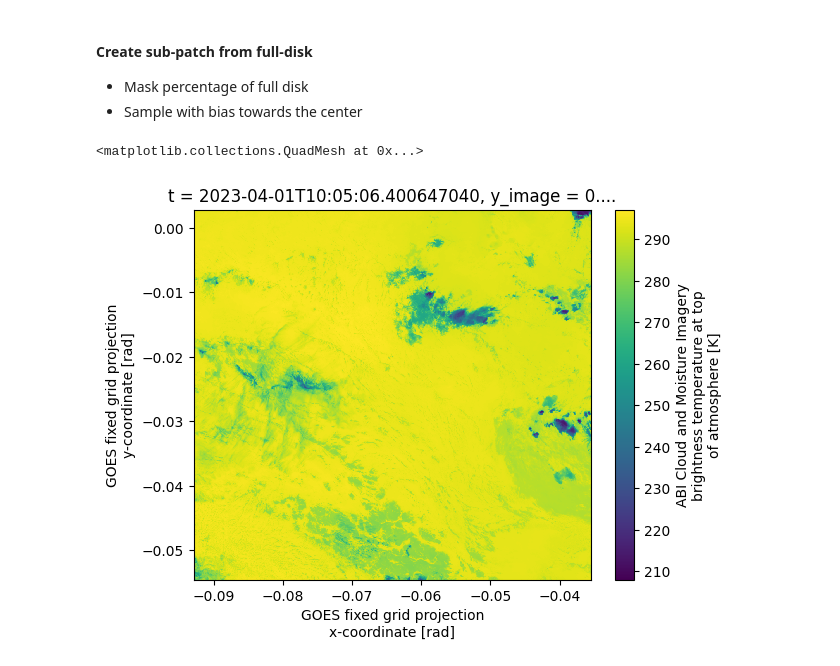
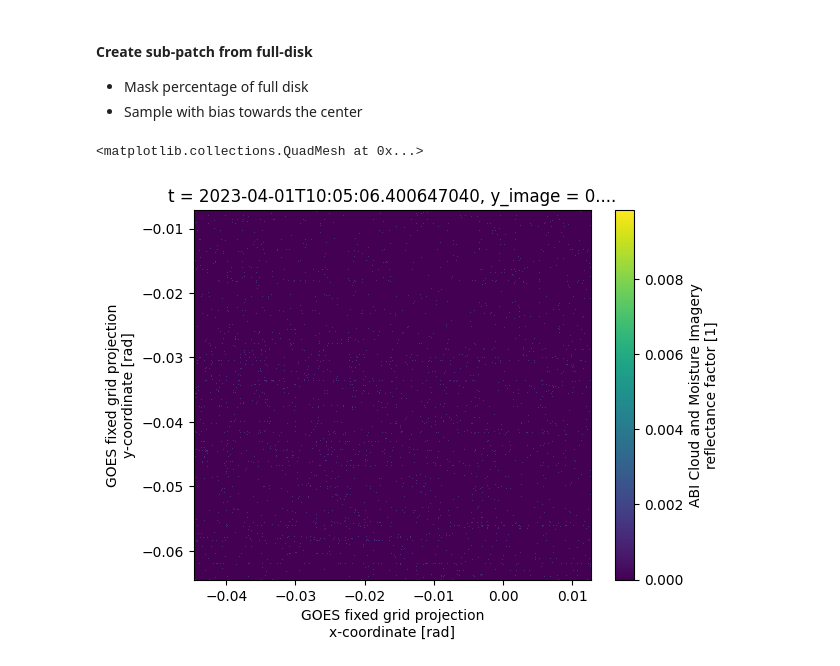
Before and after one commit to annajungbluth/eo-data-prep, a Jupyter notebook: notebooks/goes-mcmip.ipynb, the cells around one changed output. Saved outputs shown, nothing was run; the diff lists cells and outputs as text; code cells hidden in the pictures.

```diff
--- a/notebooks/goes-mcmip.ipynb
+++ b/notebooks/goes-mcmip.ipynb
@@ -27,8 +27,8 @@ Intel MKL WARNING: Support of Intel(R) Streaming SIMD Extensions 4.2 (Intel(R) S
 We need to write a loop around this, since the goes2go searching across long time periods is pretty slow. I also noticed that `goes2go.goes_nearesttime` takes way longer than searching for a timerange.
 # %%
 abi_files = goes2go.goes_timerange(
-    start=datetime(2023, 4, 1, 10, 00),
-    end=datetime(2023, 4, 1, 11, 00),
+    start=datetime(2018, 1, 1, 00, 00),
+    end=datetime(2018, 1, 1, 00, 30),
     download=False,
     domain='F',
     product="ABI-L2-MCMIP",
@@ -226,7 +232,7 @@ patch_size = 1024
 crop = CenterWeightedCropDatasetEditor(patch_shape=(patch_size, patch_size), fov_radius=0.6)
 patch_ds, xmin, ymin = crop(ds)
 # %%
-patch_ds.CMI_C01.plot()
+patch_ds.CMI_C06.plot()
 # %% [output]
 <matplotlib.collections.QuadMesh at 0x...>
-[figure, old version]
+[figure, new version]
```
Also changed, not shown: parts of 1 cell of this notebook.
